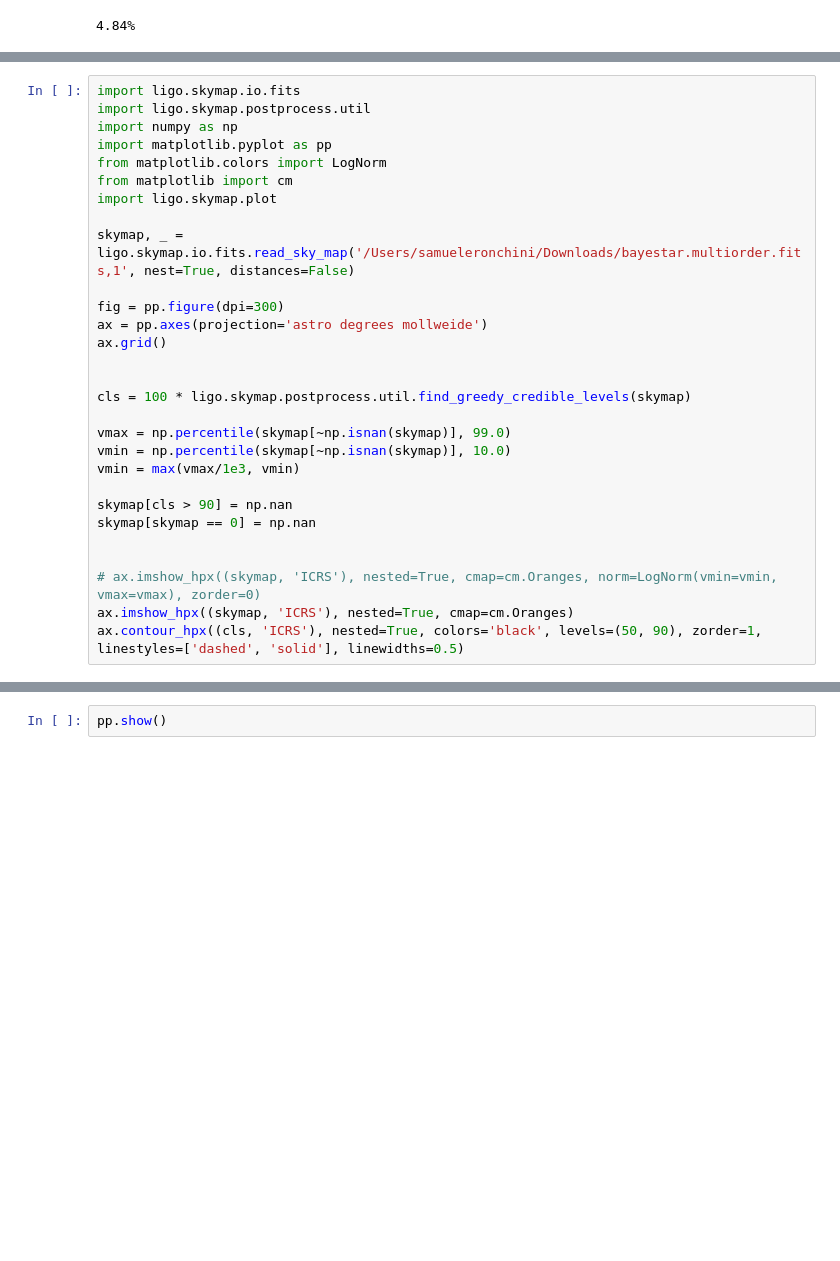
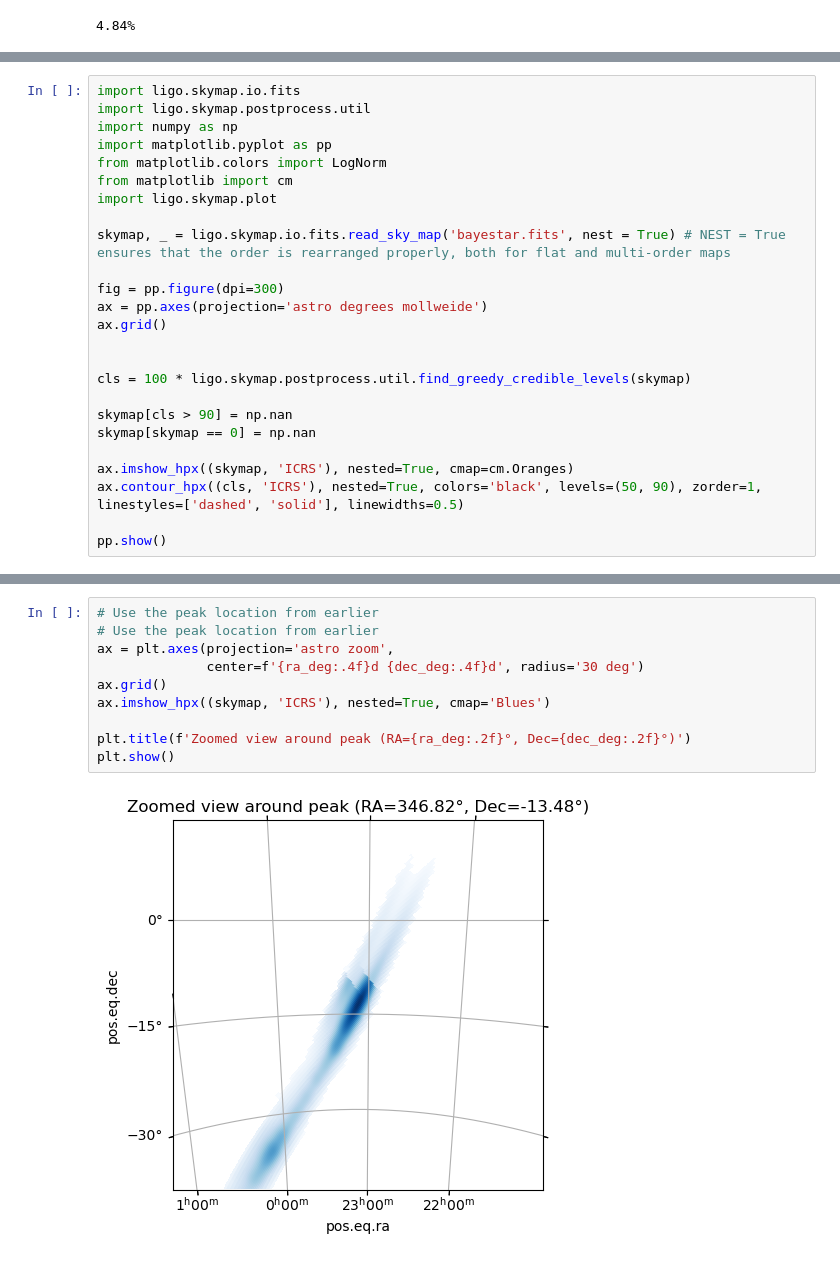
Before and after one commit to AndreaCozzumbo/acme_tutorials, a Jupyter notebook: alerts/skymaps.ipynb, the cells around one changed output, grey strips where cells are left out. Cells and saved outputs as stored; diff of their text form; blank space fills up the shorter version.

```diff
--- a/alerts/skymaps.ipynb
+++ b/alerts/skymaps.ipynb
@@ -282,7 +284,7 @@ from matplotlib.colors import LogNorm
 from matplotlib import cm
 import ligo.skymap.plot
 
-skymap, _ = ligo.skymap.io.fits.read_sky_map('/Users/samueleronchini/Downloads/bayestar.multiorder.fits,1', nest=True, distances=False)
+skymap, _ = ligo.skymap.io.fits.read_sky_map('bayestar.fits', nest = True) # NEST = True ensures that the order is rearranged properly, both for flat and multi-order maps
 
 fig = pp.figure(dpi=300)
 ax = pp.axes(projection='astro degrees mollweide')
@@ -291,15 +293,11 @@ ax.grid()
 
 cls = 100 * ligo.skymap.postprocess.util.find_greedy_credible_levels(skymap)
 
-vmax = np.percentile(skymap[~np.isnan(skymap)], 99.0)
-vmin = np.percentile(skymap[~np.isnan(skymap)], 10.0)
-vmin = max(vmax/1e3, vmin)
-
 skymap[cls > 90] = np.nan
 skymap[skymap == 0] = np.nan
 
-
-# ax.imshow_hpx((skymap, 'ICRS'), nested=True, cmap=cm.Oranges, norm=LogNorm(vmin=vmin, vmax=vmax), zorder=0)
 ax.imshow_hpx((skymap, 'ICRS'), nested=True, cmap=cm.Oranges)
 ax.contour_hpx((cls, 'ICRS'), nested=True, colors='black', levels=(50, 90), zorder=1, linestyles=['dashed', 'solid'], linewidths=0.5)
+
+pp.show()
 # %% [output]
@@ -308,2 +307,12 @@ ax.contour_hpx((cls, 'ICRS'), nested=True, colors='black', levels=(50, 90), zord
 # %%
-pp.show()
+# Use the peak location from earlier
+# Use the peak location from earlier
+ax = plt.axes(projection='astro zoom',
+              center=f'{ra_deg:.4f}d {dec_deg:.4f}d', radius='30 deg')
+ax.grid()
+ax.imshow_hpx((skymap, 'ICRS'), nested=True, cmap='Blues')
+
+plt.title(f'Zoomed view around peak (RA={ra_deg:.2f}°, Dec={dec_deg:.2f}°)')
+plt.show()
+# %% [output]
+[figure, added]
```
Also changed, not shown: parts of 6 cells of this notebook, 7 other files.
